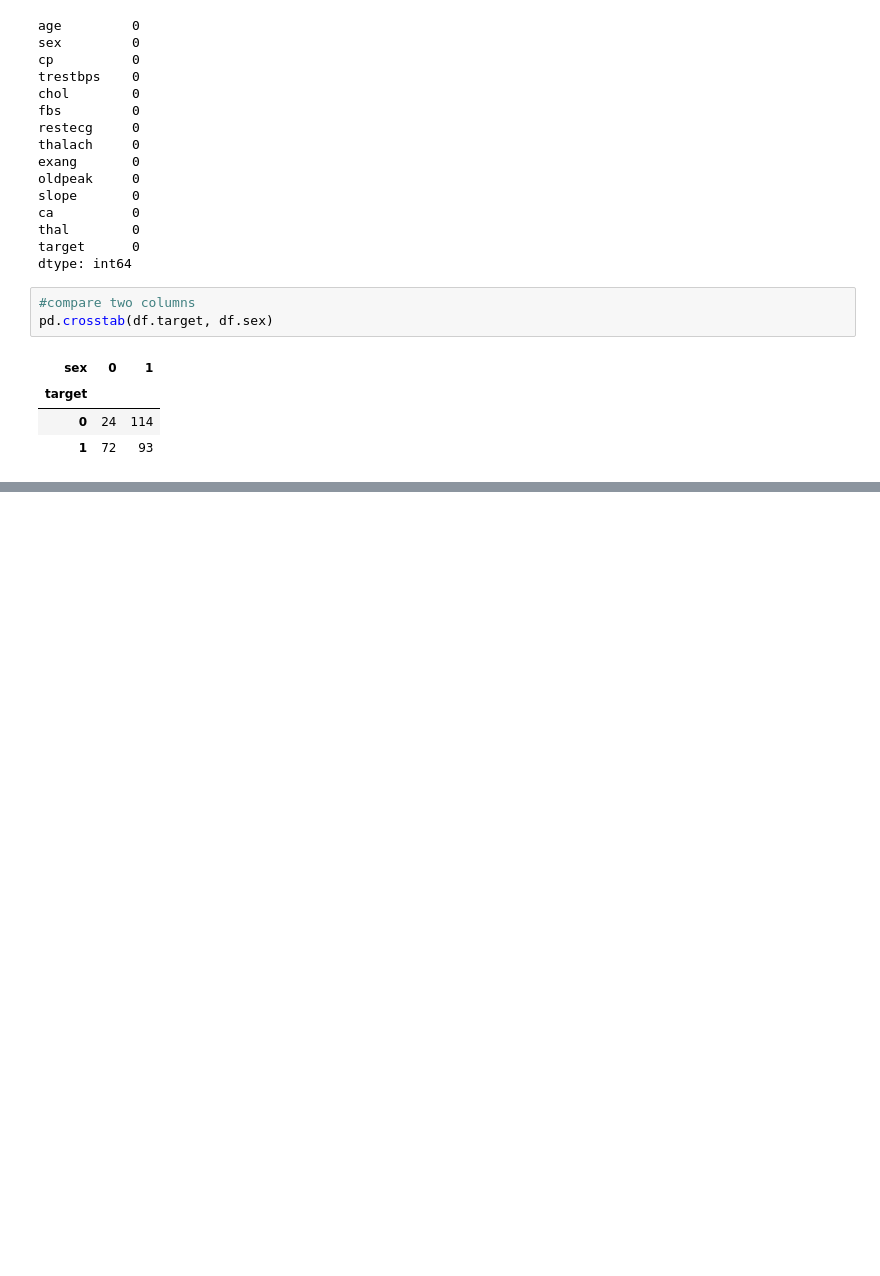
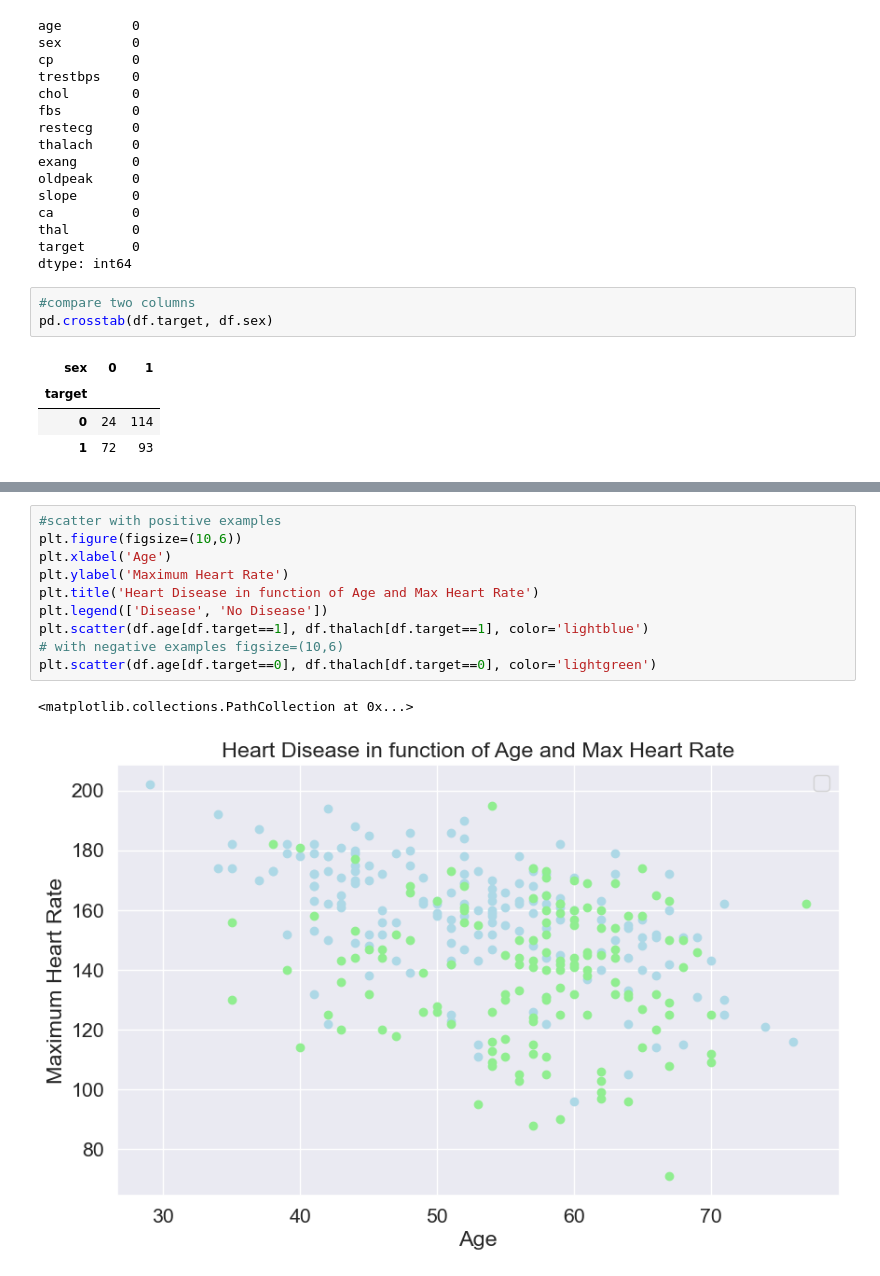
Before and after one commit to rifatahsanpul0k/heart_desease_data_analysis, a Jupyter notebook: hello.ipynb, the cells around one changed output, grey strips where cells are left out. Cells and saved outputs as stored; diff of their text form; blank space fills up the shorter version.

```diff
--- a/hello.ipynb
+++ b/hello.ipynb
@@ -112,0 +114,13 @@ plt.xticks(rotation=0)
+# %%
+#scatter with positive examples
+plt.figure(figsize=(10,6))
+plt.xlabel('Age')
+plt.ylabel('Maximum Heart Rate')
+plt.title('Heart Disease in function of Age and Max Heart Rate')
+plt.legend(['Disease', 'No Disease'])
+plt.scatter(df.age[df.target==1], df.thalach[df.target==1], color='lightblue')
+# with negative examples figsize=(10,6)
+plt.scatter(df.age[df.target==0], df.thalach[df.target==0], color='lightgreen')
+# %% [output]
+<matplotlib.collections.PathCollection at 0x...>
+[figure, added]
```
Also changed, not shown: parts of 44 cells of this notebook.
